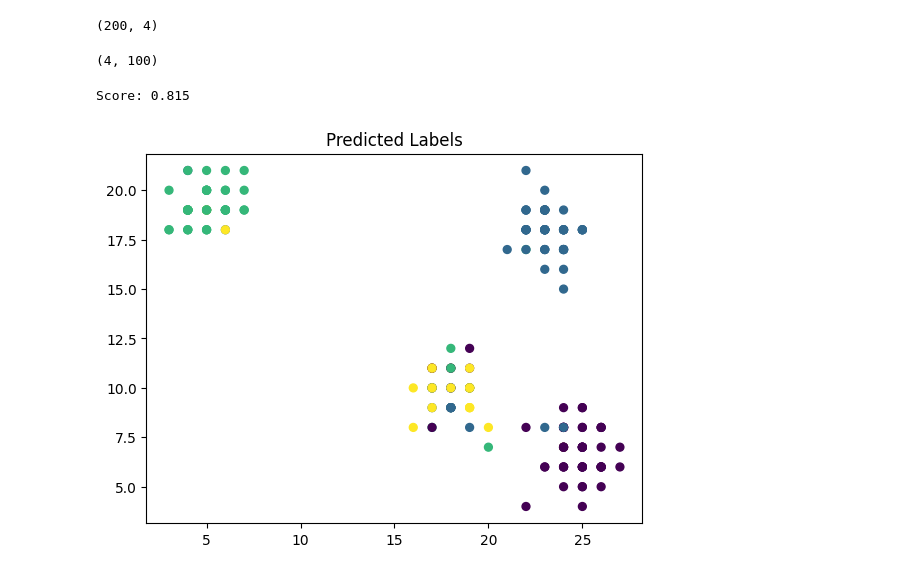
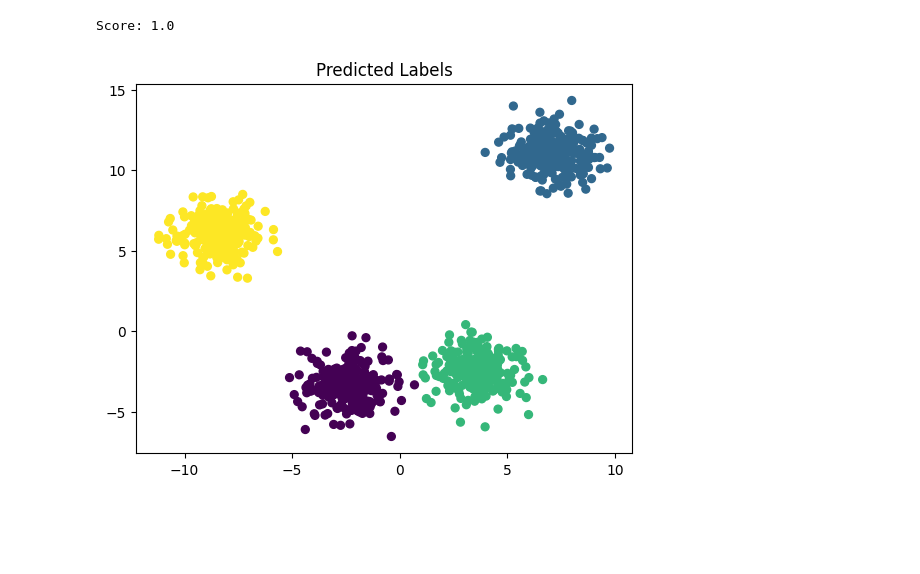
Before and after one commit to craigfouts/GibbsLDA, a Jupyter notebook: sandbox.ipynb, the cells around one changed output. Drawn from its saved outputs; the diff is of its cells as text; code cells hidden in the pictures; blank space fills up the shorter version.

```diff
--- a/sandbox.ipynb
+++ b/sandbox.ipynb
@@ -10,7 +10,7 @@ from models import GibbsLDA, CollapsedGibbsLDA, PyroLDA
 
 clear_output()
 # %%
-N_SAMPLES = 200
+N_SAMPLES = 1000
 N_FEATURES = 100
 N_TOPICS = 4
 SCALE = 1
@@ -48,0 +54,5 @@ array([[12,  5,  3, ..., 12,  4, 10],
+# %%
+Y = np.zeros((X.shape[0], 10), dtype=np.int32)
+for i in range(Y.shape[0]):
+    Y[i], _ = vq(X[idx][i], codebook)
+Y
@@ -131,5 +93,0 @@ array([-1.97532350e+01, -1.60810444e+01, -1.49427391e+01, -1.40351391e+01,
-# %%
-Y = np.zeros_like(data, dtype=np.int32)
-for idx, word in enumerate(vocab):
-    Y[np.where(data == word)] = idx
-Y
@@ -223,18 +100,12 @@ suff_stats *= exp_dirichlet_component_
-# %%
-doc_topic_dist.shape
-# %% [output]
-(200, 4)
-# %%
-components.shape
-# %% [output]
-(4, 100)
 # %%
 N_STEPS = 1000
 
-model = GibbsLDA(N_TOPICS).fit(X, N_STEPS)
-Y_labels, score = util.evaluate(X_labels, model.transform(X))
+pyro.clear_param_store()
+Z = torch.tensor(Y).T
+model = PyroLDA(N_TOPICS, batch_size=100).fit(Z, N_STEPS, 1e-1)
+Y_labels, score = util.evaluate(X_labels, model.transform(Z))
 print('Score:', score)
 util.visualize_data(X, Y_labels, 'Predicted Labels')
 # %% [output]
-Score: 0.815
+Score: 1.0
-[figure, old version]
+[figure, new version]
```
Also changed, not shown: parts of 28 cells of this notebook, 1 other file.
